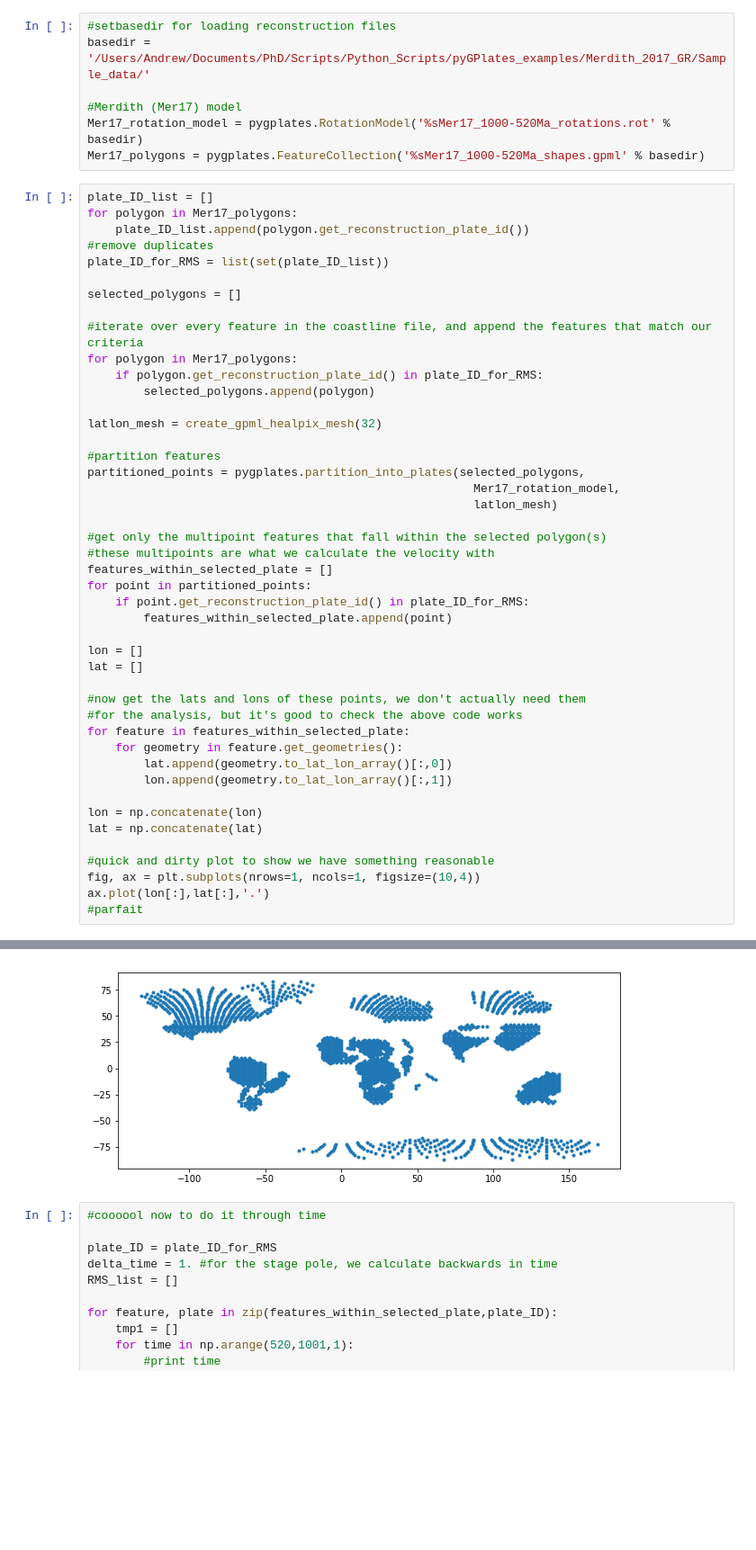
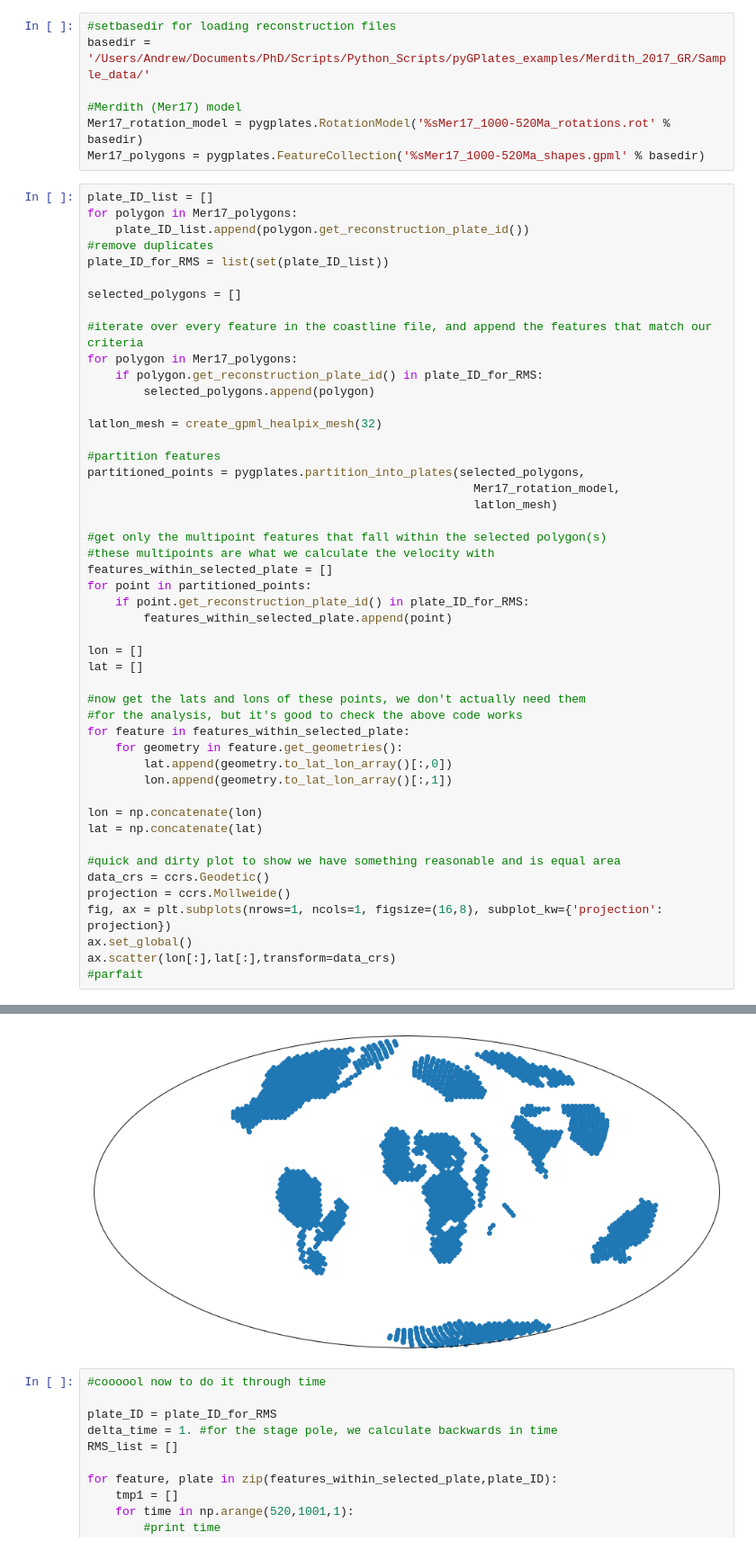
Before and after one commit to amer7632/pyGPlates_examples, a Jupyter notebook: Merdith_2017_GR/RMS-velocity-for-plate.ipynb, the cells around one changed output, grey strips where cells are left out. Shown at 90% size. Saved outputs shown, nothing was run; the diff lists cells and outputs as text; blank space fills up the shorter version.

```diff
--- a/Merdith_2017_GR/RMS-velocity-for-plate.ipynb
+++ b/Merdith_2017_GR/RMS-velocity-for-plate.ipynb
@@ -108,8 +109,11 @@ for feature in features_within_selected_plate:
 lon = np.concatenate(lon)
 lat = np.concatenate(lat)
 
-#quick and dirty plot to show we have something reasonable
-fig, ax = plt.subplots(nrows=1, ncols=1, figsize=(10,4))
-ax.plot(lon[:],lat[:],'.')
+#quick and dirty plot to show we have something reasonable and is equal area
+data_crs = ccrs.Geodetic()
+projection = ccrs.Mollweide()
+fig, ax = plt.subplots(nrows=1, ncols=1, figsize=(16,8), subplot_kw={'projection': projection})
+ax.set_global()
+ax.scatter(lon[:],lat[:],transform=data_crs)
 #parfait
 # %% [output]
@@ -117,4 +121,4 @@ ax.plot(lon[:],lat[:],'.')
-[figure, old version]
+[figure, new version]
 # %%
 #coooool now to do it through time
 
```
Also changed, not shown: parts of 5 cells of this notebook.
